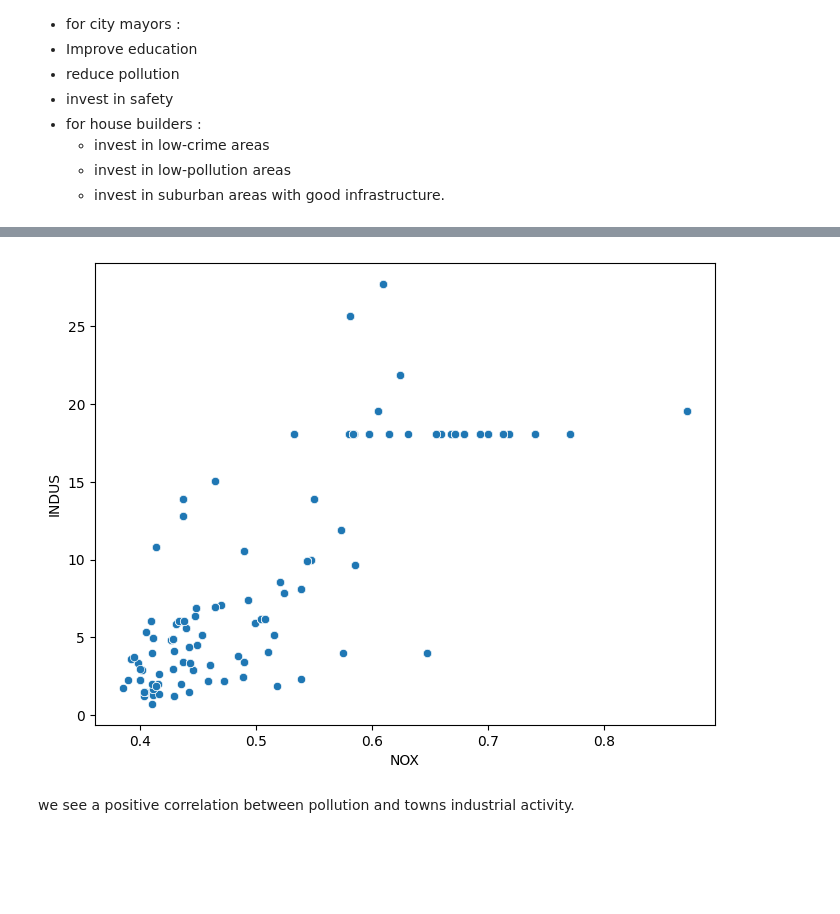
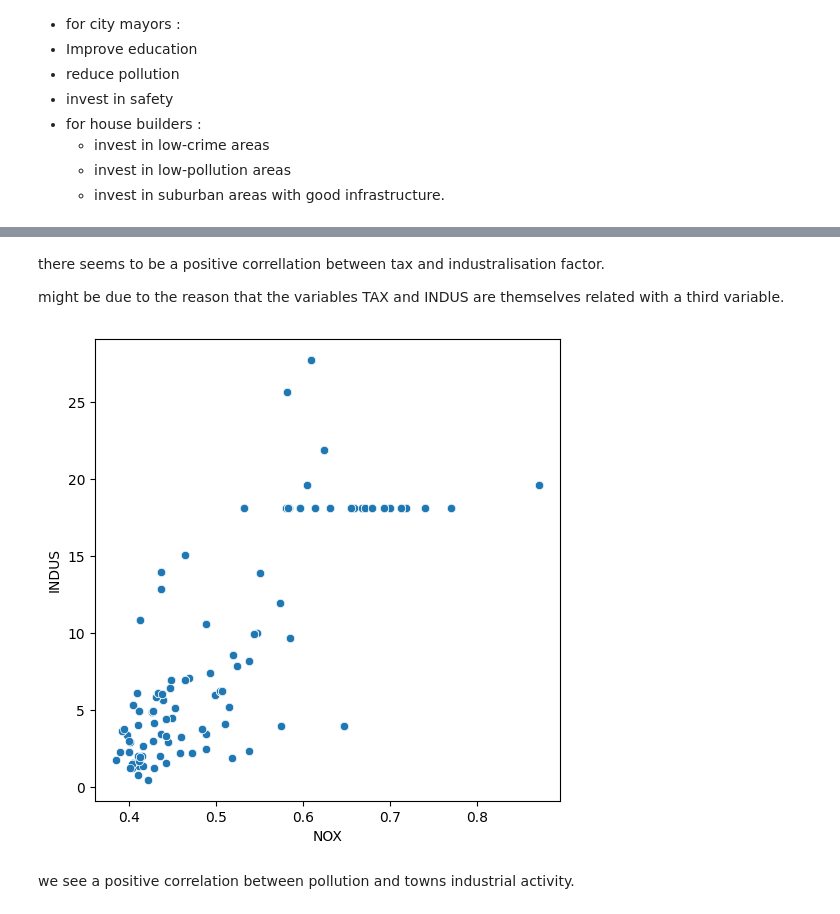
Before and after one commit to avandenberghe/boston_correllation, a Jupyter notebook: Boston_house_price_Full_Code.ipynb, the cells around one changed output, grey strips where cells are left out. Saved outputs shown, nothing was run; the diff lists cells and outputs as text; code cells hidden in the pictures; blank space fills up the shorter version.

```diff
--- a/Boston_house_price_Full_Code.ipynb
+++ b/Boston_house_price_Full_Code.ipynb
@@ -429,8 +493,12 @@ INDUS <-> NOX
+# %% [markdown]
+there seems to be a positive correllation between tax and industralisation factor.
+
+might be due to the reason that the variables TAX and INDUS are themselves related with a third variable.
 # %%
-plt.figure(figsize = [8, 6])
+plt.figure(figsize = [6, 6])
 sns.scatterplot(x = df.NOX, y = df.INDUS)
 plt.show()
 # %% [output]
-[figure, old version]
+[figure, new version]
 # %% [markdown]
 we see a positive correlation between pollution and towns industrial activity.
```
Also changed, not shown: parts of 72 cells of this notebook.
